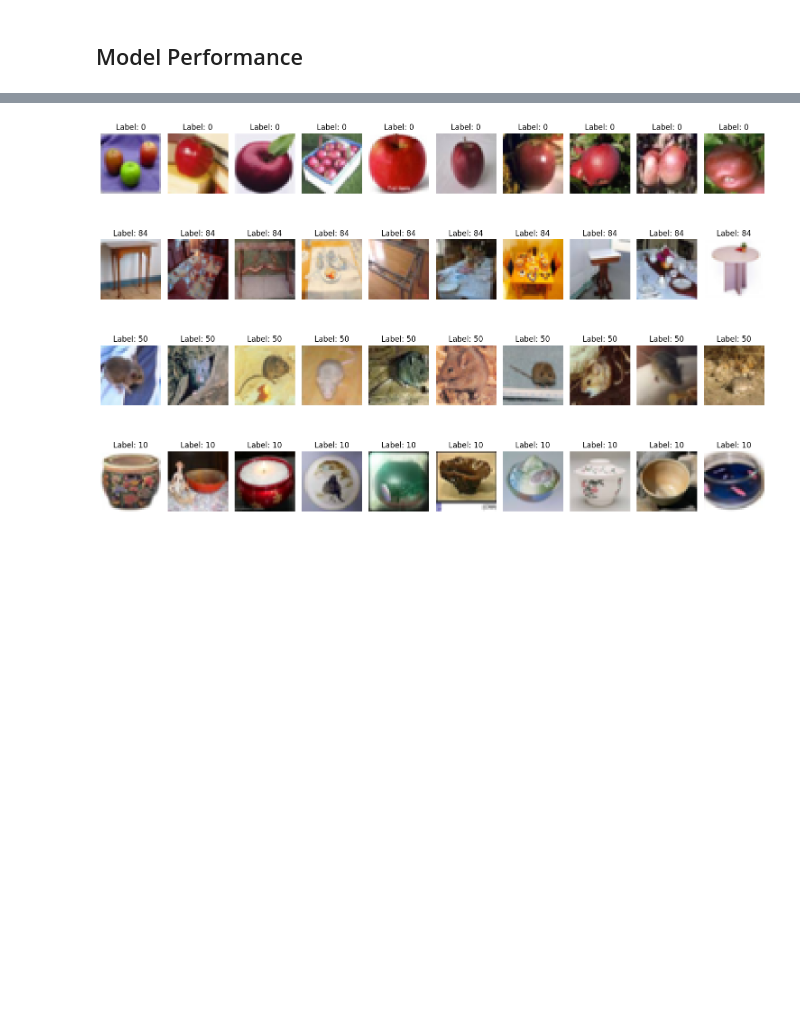
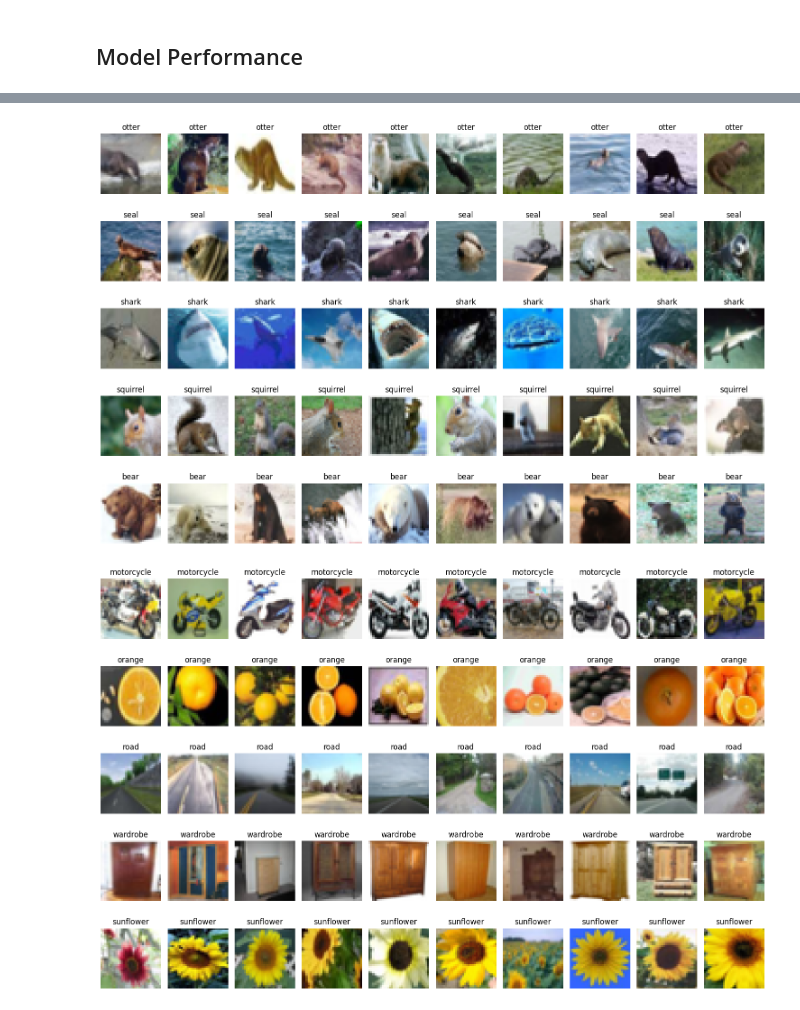
Before and after one commit to coreymunk/Deep-Learning-CIFAR-100, a Jupyter notebook: notebooks/cifar100.ipynb, the cells around one changed output, grey strips where cells are left out. Drawn from its saved outputs; the diff is of its cells as text; code cells hidden in the pictures; blank space fills up the shorter version.

```diff
--- a/notebooks/cifar100.ipynb
+++ b/notebooks/cifar100.ipynb
@@ -414,0 +386,17 @@ df
+# %%
+report = classification_report(np.argmax(y_test, axis=1), y_pred, target_names=fine_names, output_dict=True)
+
+data = {
+    'Coarse Label': coarse_names,
+    'Fine Label': fine_names,
+    'Error': [round(1 - report[label]['recall'], 3) * 100 for label in fine_names],
+    'Precision': [round(report[label]['precision'], 3) * 100 for label in fine_names],
+    'Recall': [report[label]['recall'] * 100 for label in fine_names],
+    'F1-Score': [report[label]['f1-score'] for label in fine_names],
+    'Population': [np.sum(np.argmax(y_test, axis=1) == idx) for idx in range(len(fine_names))]
+}
+
+class_performance = pd.DataFrame(data).sort_values(by='Error', ascending=False)
+class_performance.to_csv('error_data.csv', index=False)
+
+class_performance
@@ -468,28 +475,51 @@ plt.show()
 # %%
-# Filter images for labels 99, 84, 50, and 10
-label_indices_to_visualize = [99, 84, 50, 10]
-# label_indices_to_visualize = [68, 41, 71, 60]
+# Top 5 highest error images
+highest_error_indices = class_performance.nlargest(5, 'Error').index.tolist()
+
 images_to_visualize = []
-
-for label_index in label_indices_to_visualize:
+for label_index in highest_error_indices:
     label_mask = y_true == label_index
     images_for_label = x_test[label_mask]
     images_to_visualize.append(images_for_label)
 
-# Plot the images
-num_labels = len(label_indices_to_visualize)
+num_labels = len(highest_error_indices)
 num_images_per_label = 10
 
 plt.figure(figsize=(15, 10))
 
-for i, label_index in enumerate(label_indices_to_visualize):
+for i, label_index in enumerate(highest_error_indices):
     for j in range(num_images_per_label):
         plt.subplot(num_labels, num_images_per_label, i * num_images_per_label + j + 1)
         plt.imshow(images_to_visualize[i][j])
-        plt.title(f"Label: {label_index}")
+        plt.title(f"{fine_names[label_index]}")
         plt.axis('off')
 
 plt.tight_layout()
 plt.show()
+
+# Top 5 lowest error images
+lowest_error_indices = class_performance.nsmallest(5, 'Error').index.tolist()
+
+images_to_visualize = []
+for label_index in lowest_error_indices:
+    label_mask = y_true == label_index
+    images_for_label = x_test[label_mask]
+    images_to_visualize.append(images_for_label)
+
+num_labels = len(lowest_error_indices)
+num_images_per_label = 10
+
+plt.figure(figsize=(15, 10))
+
+for i, label_index in enumerate(lowest_error_indices):
+    for j in range(num_images_per_label):
+        plt.subplot(num_labels, num_images_per_label, i * num_images_per_label + j + 1)
+        plt.imshow(images_to_visualize[i][j])
+        plt.title(f"{fine_names[label_index]}")
+        plt.axis('off')
+
+plt.tight_layout()
+plt.show()
 # %% [output]
-[figure, old version]
+[figure, new version]
+[figure, added]
```
Also changed, not shown: parts of 16 cells of this notebook, 20 other files.
